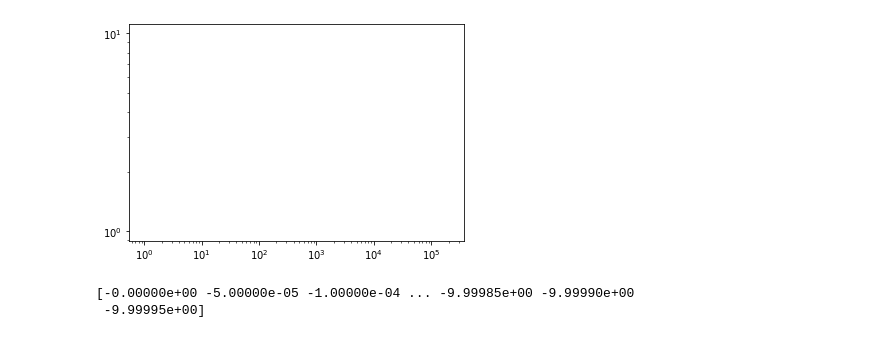
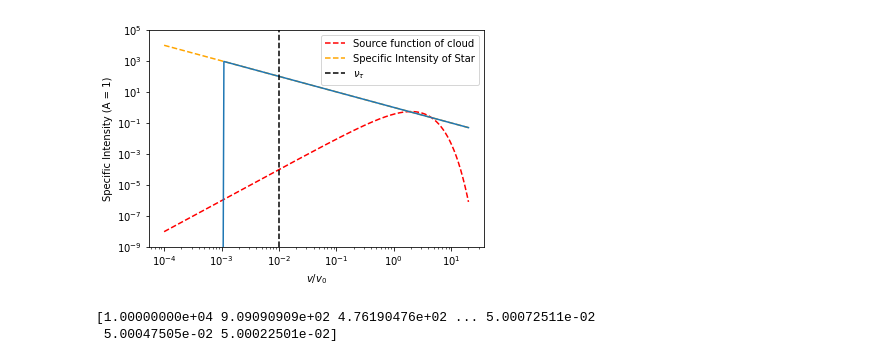
Before and after one commit to teoyi/scientific-computing-archive, a Jupyter notebook: astrophysics/a2_1.ipynb, the cells around one changed output. Drawn from its saved outputs; the diff is of its cells as text; code cells hidden in the pictures.

Commit message:
Completed plot of specific intensity for first question

```diff
--- a/astrophysics/a2_1.ipynb
+++ b/astrophysics/a2_1.ipynb
@@ -2,24 +2,32 @@
 import numpy as np
 import matplotlib.pyplot as plt
 import os
-# %%
-v_0 = 100000
-v = np.arange(0,200000)
-A = 5
-s_v = A * v**2/v_0**2 * np.exp(-v/v_0)
-i_0 = A * (v/v_0)*-1
-
-#plt.plot(v, s_v)
-plt.plot(v, i_0)
-plt.yscale('log')
-plt.xscale('log')
-plt.show()
-
-print(i_0)
-# %% [output]
-[figure, removed]
-[-0.00000e+00 -5.00000e-05 -1.00000e-04 ... -9.99985e+00 -9.99990e+00
- -9.99995e+00]
+# %%
+v_0 = 1
+#v = np.arange(0,2)
+A = 1
+B = 0.01
+x = np.arange(0.0001, 20, 0.001)
+s_v = A * x**2 * np.exp(-x)
+i_0 = A/x
+i_t = A/x + A*x**2 * np.exp(-x)*(1-np.exp(B/x))
+
+plt.loglog(x, s_v, linestyle='--', label = 'Source function of cloud', color = 'r')
+plt.loglog(x, i_0, linestyle='--', label = 'Specific Intensity of Star', color = 'orange')
+plt.loglog(x, i_t)
+plt.ylim([10**-9,10**5])
+plt.axvline(x = 0.01, linestyle='--', color = 'black', label = r'$\nu_\tau$')
+plt.xlabel(r'$v/v_0$')
+plt.ylabel('Specific Intensity (A = 1)')
+plt.legend()
+plt.savefig('itried.png')
+plt.show()
+
+print(i_0)
+# %% [output]
+[figure, added]
+[1.00000000e+04 9.09090909e+02 4.76190476e+02 ... 5.00072511e-02
+ 5.00047505e-02 5.00022501e-02]
 # %%
 x1 = np.arange(0, 300)
 x2 = np.arange(0, 100)
```
Also changed, not shown: parts of 1 cell of this notebook, 1 other file.
